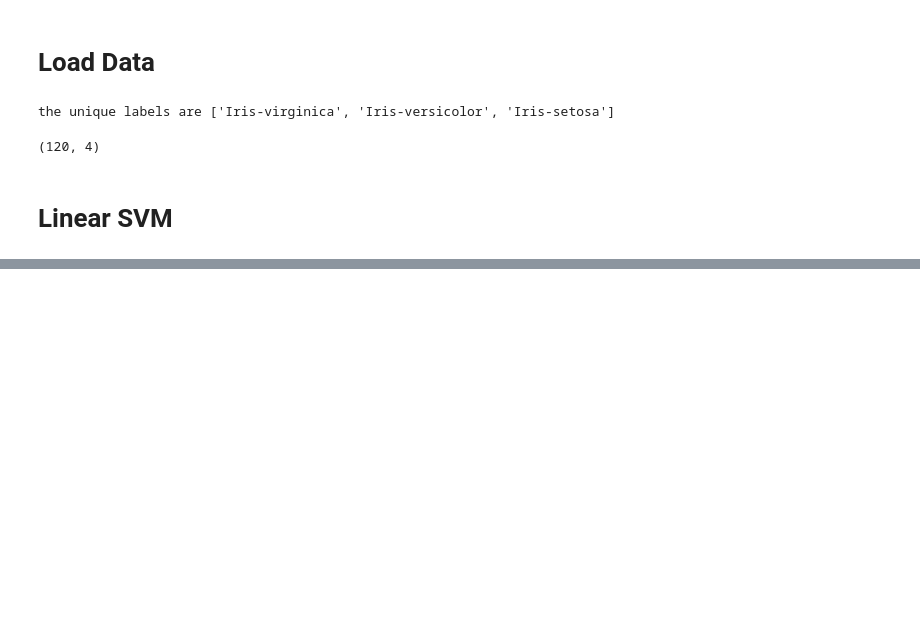
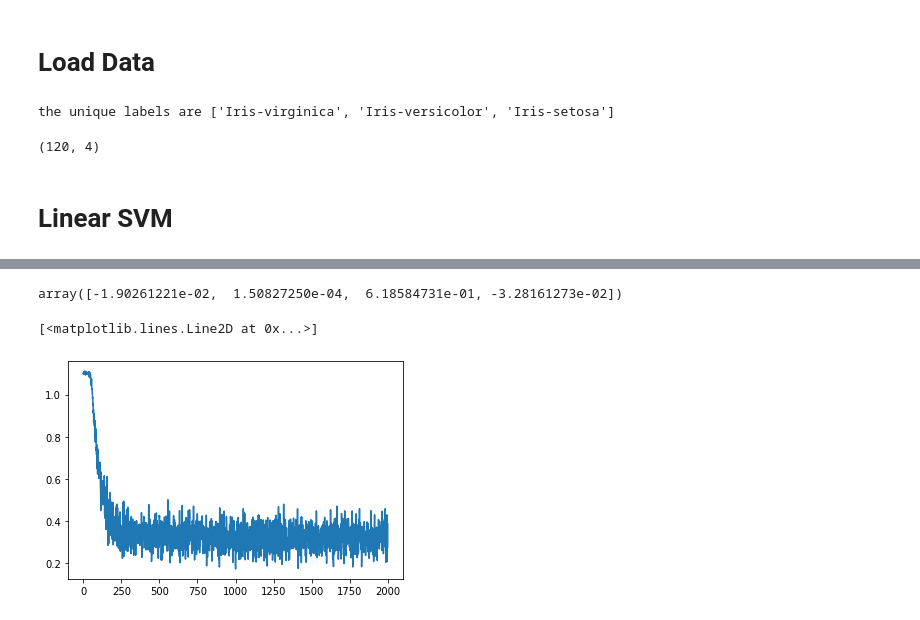
Before and after one commit to lidaliang/ML_from_scratch, a Jupyter notebook: classification tests.ipynb, the cells around one changed output, grey strips where cells are left out. Drawn from its saved outputs; the diff is of its cells as text; code cells hidden in the pictures; blank space fills up the shorter version.

Commit message:
added 2 layer net

```diff
--- a/classification tests.ipynb
+++ b/classification tests.ipynb
@@ -61,0 +66,2 @@ array([0, 1, 2, 0, 1, 2, 2, 2, 2, 0, 2, 2, 1, 0, 1, 0, 1, 2, 0, 0, 2, 1,
+# %%
+nn2 = TwoLayerNet(input_size = 4,hidden_size = 4,output_size = 3, std = 1e-3)
@@ -61,0 +72,3 @@ array([0, 1, 2, 0, 1, 2, 2, 2, 2, 0, 2, 2, 1, 0, 1, 0, 1, 2, 0, 0, 2, 1,
+# %%
+histories = nn2.train(X_train,y_train,X_test,y_test,learning_rate=0.15,reg = 1e-4,
+                      batch_size=20,num_iters=2000,learning_rate_decay=0.99,verbose=True)
@@ -61,0 +96,9 @@ array([0, 1, 2, 0, 1, 2, 2, 2, 2, 0, 2, 2, 1, 0, 1, 0, 1, 2, 0, 0, 2, 1,
+# %%
+nn2.params['W1'][0]
+# %% [output]
+array([-1.90261221e-02,  1.50827250e-04,  6.18584731e-01, -3.28161273e-02])
+# %%
+plt.plot(histories['loss_history'])
+# %% [output]
+[<matplotlib.lines.Line2D at 0x...>]
+[figure, added]
```
Also changed, not shown: parts of 10 cells of this notebook, 1 other file.
